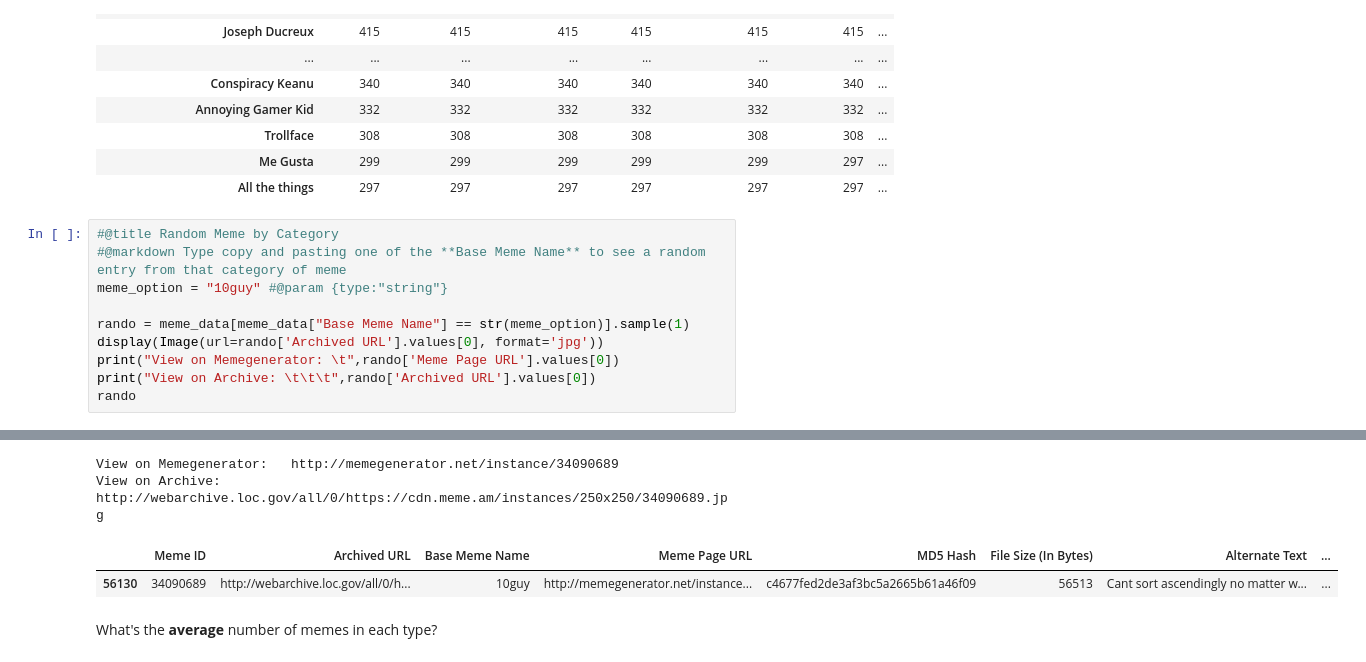
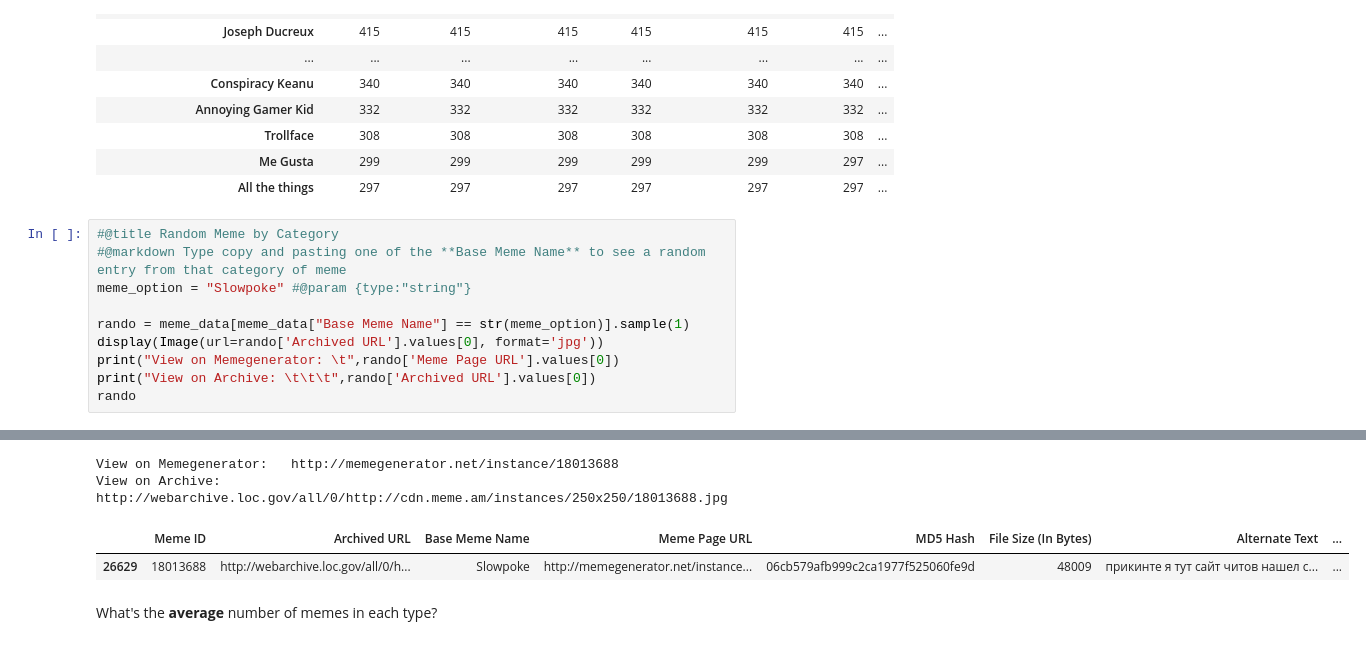
Before and after one commit to cmurgu/jbooks, a Jupyter notebook: Meme_Web_Archive_Exploration.ipynb, the cells around one changed output, grey strips where cells are left out. Cells and saved outputs as stored; diff of their text form.

```diff
--- a/Meme_Web_Archive_Exploration.ipynb
+++ b/Meme_Web_Archive_Exploration.ipynb
@@ -115,19 +130,19 @@ meme_data.groupby(["Base Meme Name"]).count().sort_values(by="Meme ID",ascending
 # %%
 #@title Random Meme by Category
 #@markdown Type copy and pasting one of the **Base Meme Name** to see a random entry from that category of meme
-meme_option = "10guy" #@param {type:"string"}
+meme_option = "Slowpoke" #@param {type:"string"}
 
 rando = meme_data[meme_data["Base Meme Name"] == str(meme_option)].sample(1)
 display(Image(url=rando['Archived URL'].values[0], format='jpg'))
 print("View on Memegenerator: \t",rando['Meme Page URL'].values[0])
 print("View on Archive: \t\t\t",rando['Archived URL'].values[0])
 rando
 # %% [output]
 [interactive output not drawn]
-View on Memegenerator:   http://memegenerator.net/instance/34090689
-View on Archive:                         http://webarchive.loc.gov/all/0/https://cdn.meme.am/instances/250x250/34090689.jpg
+View on Memegenerator:   http://memegenerator.net/instance/18013688
+View on Archive:                         http://webarchive.loc.gov/all/0/http://cdn.meme.am/instances/250x250/18013688.jpg
 |  | Meme ID | Archived URL | Base Meme Name | Meme Page URL | MD5 Hash | File Size (In Bytes) | Alternate Text | ... |
-| 56130 | 34090689 | http://webarchive.loc.gov/all/0/h... | 10guy | http://memegenerator.net/instance... | c4677fed2de3af3bc5a2665b61a46f09 | 56513 | Cant sort ascendingly no matter w... | ... |
+| 26629 | 18013688 | http://webarchive.loc.gov/all/0/h... | Slowpoke | http://memegenerator.net/instance... | 06cb579afb999c2ca1977f525060fe9d | 48009 | прикинте я тут сайт читов нашел c... | ... |
 # %% [markdown]
 What's the **average** number of memes in each type?
 # %%
```
Also changed, not shown: parts of 9 cells of this notebook, 16 other files.
